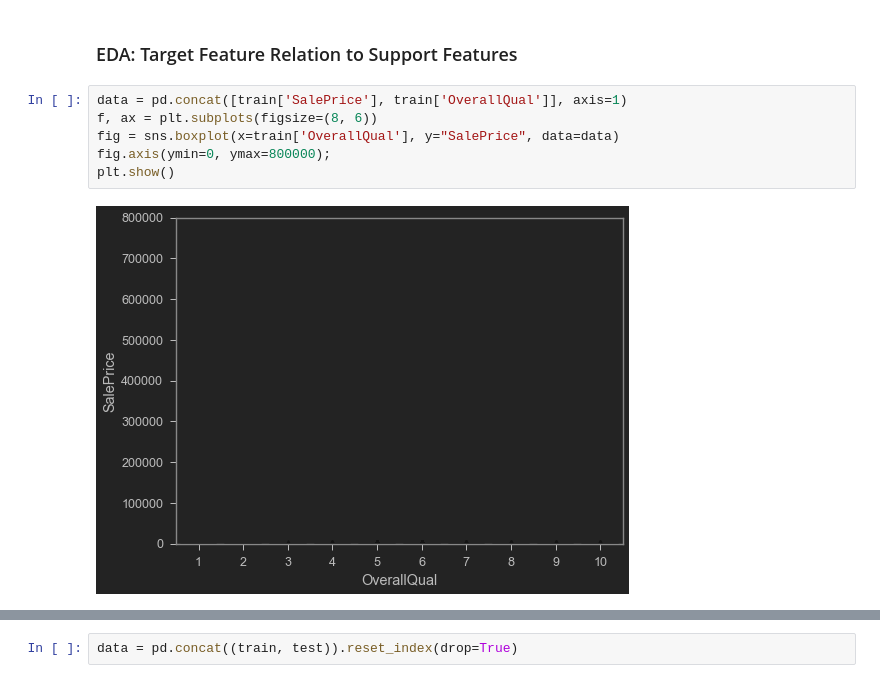
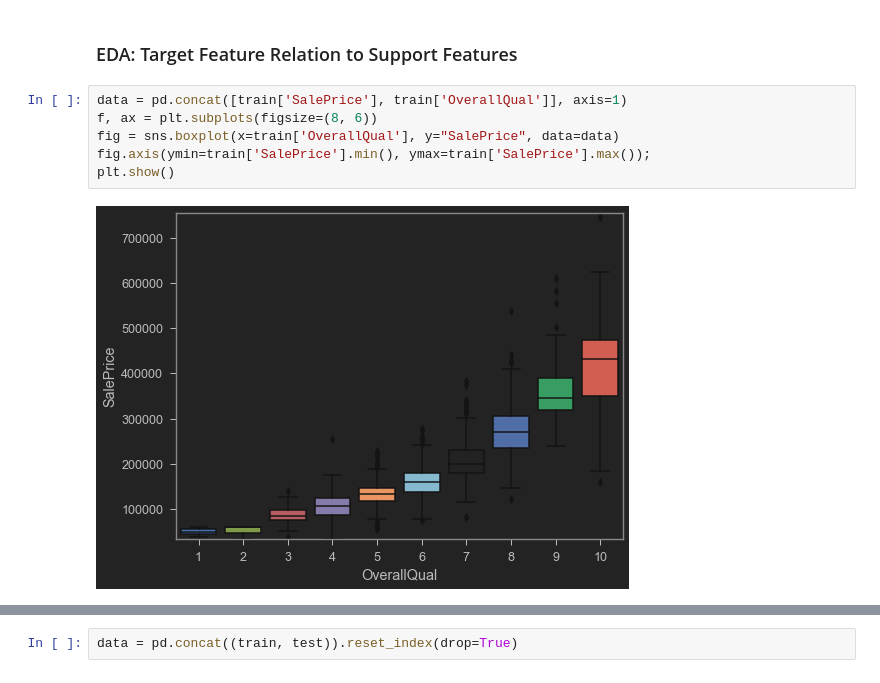
Before and after one commit to henrylao/kaggle-ames-housing, a Jupyter notebook: Kaggle House Prices - Advanced Regression.ipynb, the cells around one changed output, grey strips where cells are left out. Saved outputs shown, nothing was run; the diff lists cells and outputs as text.

```diff
--- a/Kaggle House Prices - Advanced Regression.ipynb
+++ b/Kaggle House Prices - Advanced Regression.ipynb
@@ -146,8 +112,8 @@ data.plot.scatter(x='TotalBsmtSF', y='SalePrice', alpha=0.3, ylim=(0,800000));
 # %%
 data = pd.concat([train['SalePrice'], train['OverallQual']], axis=1)
 f, ax = plt.subplots(figsize=(8, 6))
 fig = sns.boxplot(x=train['OverallQual'], y="SalePrice", data=data)
-fig.axis(ymin=0, ymax=800000);
+fig.axis(ymin=train['SalePrice'].min(), ymax=train['SalePrice'].max());
 plt.show()
 # %% [output]
-[figure, old version]
+[figure, new version]
```
Also changed, not shown: parts of 20 cells of this notebook.
